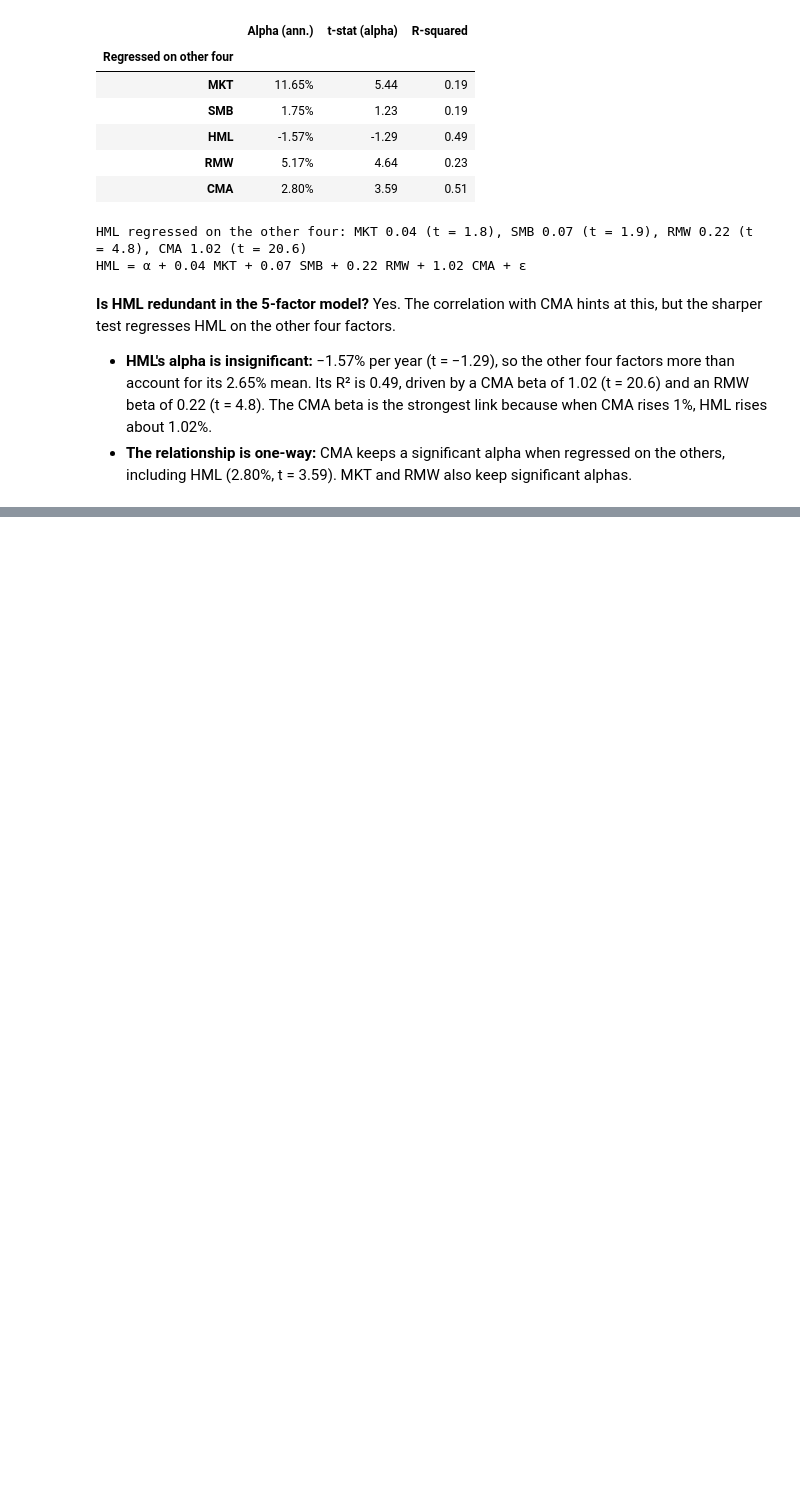
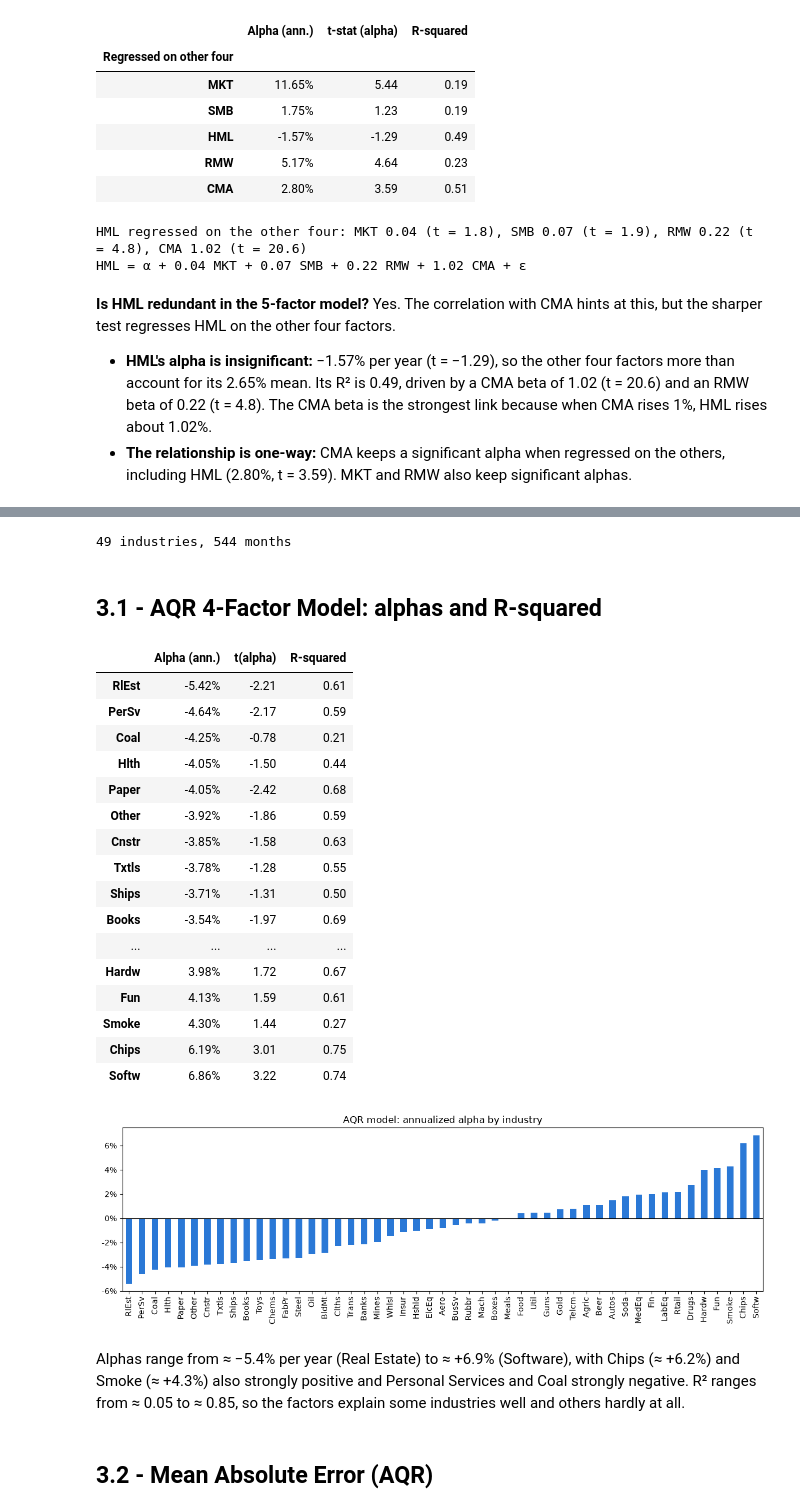
Before and after one commit to Brendon-Wang/finm-36700portfolio, a Jupyter notebook: hw6/smart_beta_factor_investing/smart_beta_factor_investing.ipynb, the cells around one changed output, grey strips where cells are left out. Saved outputs shown, nothing was run; the diff lists cells and outputs as text; code cells hidden in the pictures; blank space fills up the shorter version.

Commit message:
HW6 Smart Beta: add 2.4 tangency analysis and Section 3 (3.1-3.6) LPM tests; fix typos

```diff
--- a/hw6/smart_beta_factor_investing/smart_beta_factor_investing.ipynb
+++ b/hw6/smart_beta_factor_investing/smart_beta_factor_investing.ipynb
@@ -163,0 +228,63 @@ HML = α + 0.04 MKT + 0.07 SMB + 0.22 RMW + 1.02 CMA + ε
+# %%
+R = pd.read_excel(path, sheet_name="portfolios (excess returns)", index_col=0, parse_dates=True)
+R.columns = R.columns.str.strip()                 # some industry names carry trailing spaces
+assert R.index.equals(F.index)
+
+MODELS = {
+    "CAPM": ["MKT"],
+    "FF3":  ["MKT", "SMB", "HML"],
+    "FF5":  ["MKT", "SMB", "HML", "RMW", "CMA"],
+    "AQR":  ["MKT", "HML", "RMW", "UMD"],
+}
+
+def ts_test(factors, assets=R):
+    # Time-series regressions of each asset on the factors: alphas (monthly), alpha t-stats, betas, R-squared
+    out = {}
+    for name in assets:
+        fit = sm.OLS(assets[name], sm.add_constant(F[factors])).fit()
+        out[name] = {"alpha": fit.params["const"], "t(alpha)": fit.tvalues["const"], "R-squared": fit.rsquared,
+                     **{f"beta {f}": fit.params[f] for f in factors}}
+    return pd.DataFrame(out).T
+
+ts = {m: ts_test(fs) for m, fs in MODELS.items()}
+print(f"{R.shape[1]} industries, {len(R)} months")
+# %% [output]
+49 industries, 544 months
+# %% [markdown]
+## 3.1 - AQR 4-Factor Model: alphas and R-squared
+# %%
+aqr = ts["AQR"].assign(**{"Alpha (ann.)": lambda d: d["alpha"] * 12})
+display(aqr[["Alpha (ann.)", "t(alpha)", "R-squared"]].sort_values("Alpha (ann.)")
+        .style.format({"Alpha (ann.)": "{:.2%}", "t(alpha)": "{:.2f}", "R-squared": "{:.2f}"})
+        .background_gradient(subset=["Alpha (ann.)"], cmap="RdYlGn", vmin=-0.07, vmax=0.07))
+
+fig, ax = plt.subplots(figsize=(12, 4))
+aqr["Alpha (ann.)"].sort_values().plot.bar(ax=ax, color="#2a78d6")
+ax.axhline(0, color="k", lw=0.8)
+ax.set_title("AQR model: annualized alpha by industry")
+ax.yaxis.set_major_formatter(plt.FuncFormatter(lambda v, _: f"{v:.0%}"))
+plt.tight_layout()
+plt.show()
+# %% [output]
+|  | Alpha (ann.) | t(alpha) | R-squared |
+| RlEst | -5.42% | -2.21 | 0.61 |
+| PerSv | -4.64% | -2.17 | 0.59 |
+| Coal | -4.25% | -0.78 | 0.21 |
+| Hlth | -4.05% | -1.50 | 0.44 |
+| Paper | -4.05% | -2.42 | 0.68 |
+| Other | -3.92% | -1.86 | 0.59 |
+| Cnstr | -3.85% | -1.58 | 0.63 |
+| Txtls | -3.78% | -1.28 | 0.55 |
+| Ships | -3.71% | -1.31 | 0.50 |
+| Books | -3.54% | -1.97 | 0.69 |
+| ... | ... | ... | ... |
+| Hardw | 3.98% | 1.72 | 0.67 |
+| Fun | 4.13% | 1.59 | 0.61 |
+| Smoke | 4.30% | 1.44 | 0.27 |
+| Chips | 6.19% | 3.01 | 0.75 |
+| Softw | 6.86% | 3.22 | 0.74 |
+[figure, added]
+# %% [markdown]
+Alphas range from ≈ −5.4% per year (Real Estate) to ≈ +6.9% (Software), with Chips (≈ +6.2%) and Smoke (≈ +4.3%) also strongly positive and Personal Services and Coal strongly negative. R² ranges from ≈ 0.05 to ≈ 0.85, so the factors explain some industries well and others hardly at all.
+# %% [markdown]
+## 3.2 - Mean Absolute Error (AQR)
```
Also changed, not shown: parts of 22 cells of this notebook.
